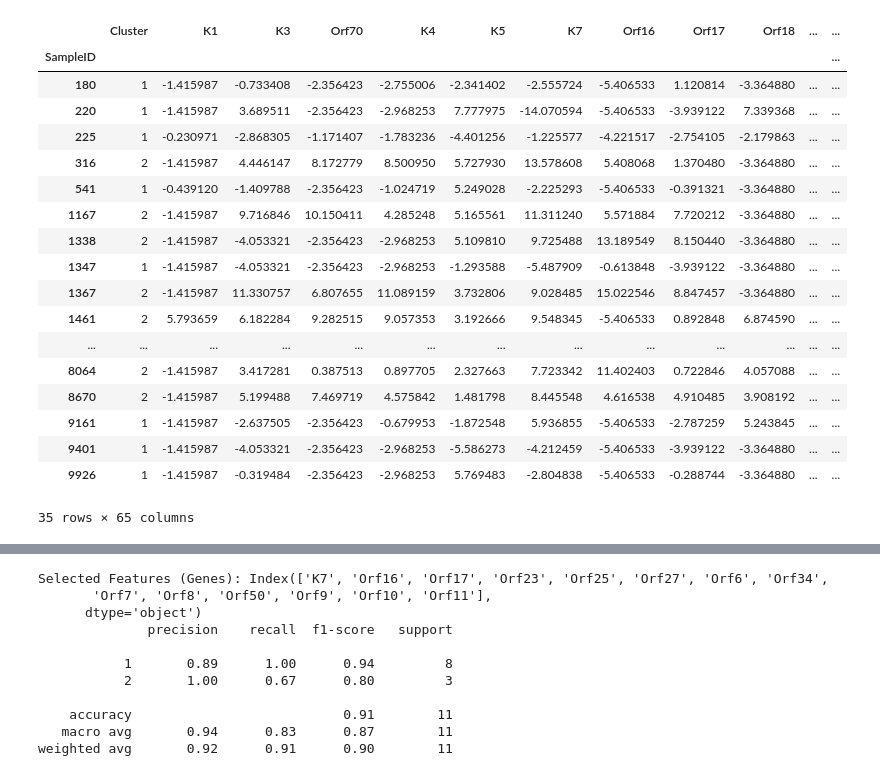
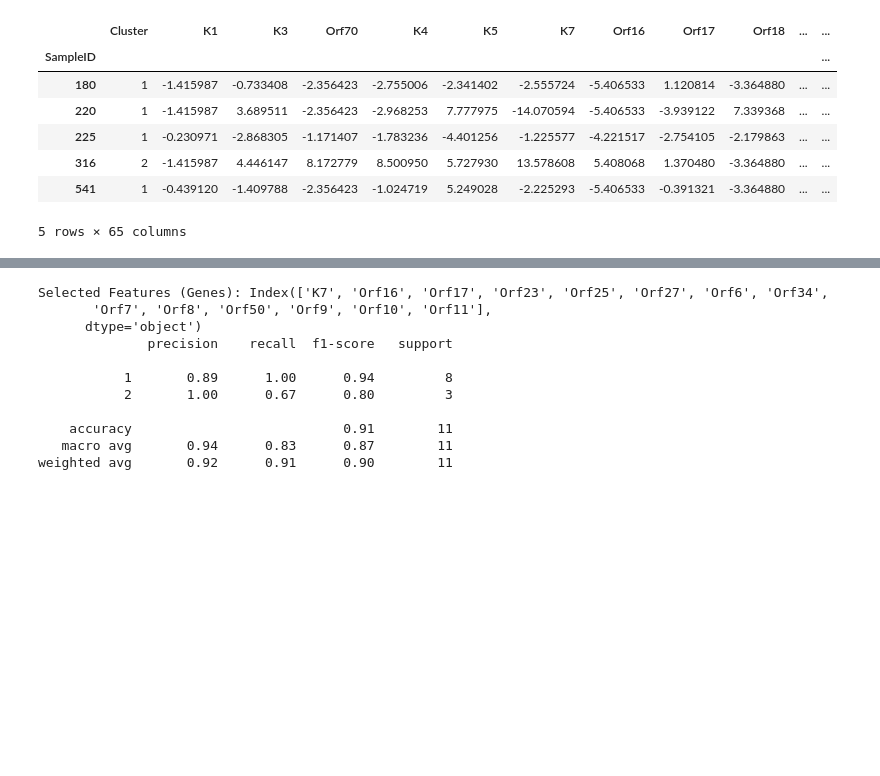
Before and after one commit to alecplotkin/DATA-481-Team-Virology, a Jupyter notebook: Praveen-Puviindran/try2/data_20250325.ipynb, the cells around one changed output, grey strips where cells are left out. Drawn from its saved outputs; the diff is of its cells as text; code cells hidden in the pictures; blank space fills up the shorter version.

```diff
--- a/Praveen-Puviindran/try2/data_20250325.ipynb
+++ b/Praveen-Puviindran/try2/data_20250325.ipynb
@@ -18,24 +18,13 @@ distances_file_path = "average_gene_distance_matrix.csv"
 # Load the CSV file into a DataFrame
 df_distances = pd.read_csv(distances_file_path)
 # %%
-df_modeling
+df_modeling.head()
 # %% [output]
 |  | Cluster | K1 | K3 | Orf70 | K4 | K5 | K7 | Orf16 | Orf17 | Orf18 | ... | ... |
 | SampleID |  |  |  |  |  |  |  |  |  |  |  | ... |
 | 180 | 1 | -1.415987 | -0.733408 | -2.356423 | -2.755006 | -2.341402 | -2.555724 | -5.406533 | 1.120814 | -3.364880 | ... | ... |
 | 220 | 1 | -1.415987 | 3.689511 | -2.356423 | -2.968253 | 7.777975 | -14.070594 | -5.406533 | -3.939122 | 7.339368 | ... | ... |
 | 225 | 1 | -0.230971 | -2.868305 | -1.171407 | -1.783236 | -4.401256 | -1.225577 | -4.221517 | -2.754105 | -2.179863 | ... | ... |
 | 316 | 2 | -1.415987 | 4.446147 | 8.172779 | 8.500950 | 5.727930 | 13.578608 | 5.408068 | 1.370480 | -3.364880 | ... | ... |
 | 541 | 1 | -0.439120 | -1.409788 | -2.356423 | -1.024719 | 5.249028 | -2.225293 | -5.406533 | -0.391321 | -3.364880 | ... | ... |
-| 1167 | 2 | -1.415987 | 9.716846 | 10.150411 | 4.285248 | 5.165561 | 11.311240 | 5.571884 | 7.720212 | -3.364880 | ... | ... |
-| 1338 | 2 | -1.415987 | -4.053321 | -2.356423 | -2.968253 | 5.109810 | 9.725488 | 13.189549 | 8.150440 | -3.364880 | ... | ... |
-| 1347 | 1 | -1.415987 | -4.053321 | -2.356423 | -2.968253 | -1.293588 | -5.487909 | -0.613848 | -3.939122 | -3.364880 | ... | ... |
-| 1367 | 2 | -1.415987 | 11.330757 | 6.807655 | 11.089159 | 3.732806 | 9.028485 | 15.022546 | 8.847457 | -3.364880 | ... | ... |
-| 1461 | 2 | 5.793659 | 6.182284 | 9.282515 | 9.057353 | 3.192666 | 9.548345 | -5.406533 | 0.892848 | 6.874590 | ... | ... |
-| ... | ... | ... | ... | ... | ... | ... | ... | ... | ... | ... | ... | ... |
-| 8064 | 2 | -1.415987 | 3.417281 | 0.387513 | 0.897705 | 2.327663 | 7.723342 | 11.402403 | 0.722846 | 4.057088 | ... | ... |
-| 8670 | 2 | -1.415987 | 5.199488 | 7.469719 | 4.575842 | 1.481798 | 8.445548 | 4.616538 | 4.910485 | 3.908192 | ... | ... |
-| 9161 | 1 | -1.415987 | -2.637505 | -2.356423 | -0.679953 | -1.872548 | 5.936855 | -5.406533 | -2.787259 | 5.243845 | ... | ... |
-| 9401 | 1 | -1.415987 | -4.053321 | -2.356423 | -2.968253 | -5.586273 | -4.212459 | -5.406533 | -3.939122 | -3.364880 | ... | ... |
-| 9926 | 1 | -1.415987 | -0.319484 | -2.356423 | -2.968253 | 5.769483 | -2.804838 | -5.406533 | -0.288744 | -3.364880 | ... | ... |
-35 rows × 65 columns
+5 rows × 65 columns
```
Also changed, not shown: parts of 37 cells of this notebook, 2 other files.
